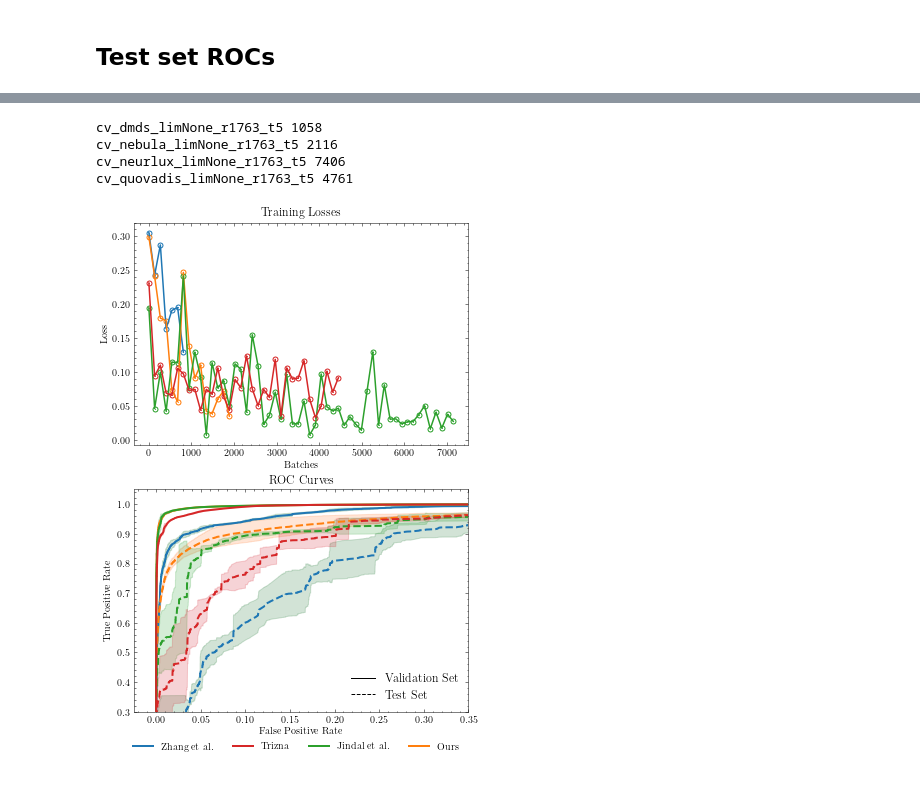
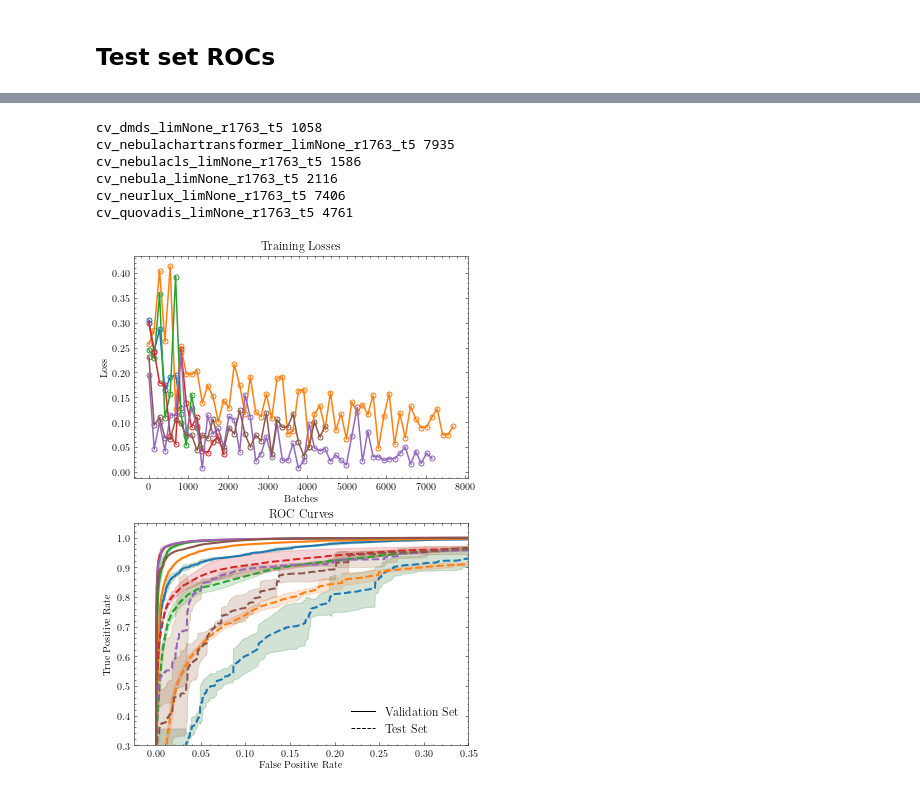
Before and after one commit to dtrizna/nebula, a Jupyter notebook: evaluation/paper_sota/results_roc_speakeasy_t5.ipynb, the cells around one changed output, grey strips where cells are left out. Cells and saved outputs as stored; diff of their text form; code cells hidden in the pictures.

```diff
--- a/evaluation/paper_sota/results_roc_speakeasy_t5.ipynb
+++ b/evaluation/paper_sota/results_roc_speakeasy_t5.ipynb
@@ -186,7 +230,10 @@ for folder in run_folders:
         try:
             data_folder = [x for x in os.listdir(INFOLDER) if x.startswith(key) and "vocab" in x][0]
         except IndexError:
-            data_folder = [x for x in os.listdir(INFOLDER) if x.startswith(key) and not x.endswith(".pkl")][0]
+            if key.startswith("nebula"):
+                data_folder = [x for x in os.listdir(INFOLDER) if x.startswith("nebula") and "vocab" in x][0]
+            else:
+                data_folder = [x for x in os.listdir(INFOLDER) if x.startswith(key) and not x.endswith(".pkl")][0]
         print(f"[*] Reading data splits from: {data_folder}")
         X_test = np.load(os.path.join(INFOLDER, data_folder, f"x_test_{LIMIT}.npy"))
         y_test = np.load(os.path.join(INFOLDER, data_folder, f"y_test_{LIMIT}.npy"))
@@ -329,6 +395,8 @@ colors = [
     "#ff7f0e", # orange
     "#2ca02c", # green
     "#d62728", # red
+    "#9467bd", # purple
+    "#8c564b", # brown
 ]
 fig, axs = plt.subplots(2, 1, figsize=(6, 9))
 for i, key in enumerate(tprs_mean_val.keys()):
@@ -361,34 +429,36 @@ axs[1].set_xlabel("False Positive Rate")
 axs[1].set_title("ROC Curves")
 
 start = 200
 n = 135
 for i, folder in enumerate(run_folders):
     key = folder.split("_")[1]
     train_folder = os.path.join(INFOLDER, folder, "training_files")
     train_losses = [os.path.join(train_folder, x) for x in os.listdir(train_folder) if "trainLosses" in x][0]
     print(folder, len(np.load(train_losses)))
     loss_mean = np.load(train_losses)[start::n]
     # account x for sampling rate n
     axs[0].plot(np.arange(len(loss_mean))*n, loss_mean, label=key, color=colors[i], linewidth=1.5)
     # scatter plot to show individual points with increased size
     axs[0].scatter(np.arange(len(loss_mean))*n, loss_mean, s=1, color=colors[i], linewidth=5)
 axs[0].set_xlabel("Batches")
 # set xticklabels to account for sampling rate n
 axs[0].set_ylabel("Loss")
 axs[0].set_title("Training Losses")
 
 # make one common legend below the plots so it does not overlap with the plots
-handles, labels = axs[1].get_legend_handles_labels()
-zhang, our, jindal, trizna = handles[::2]
-fig.legend([zhang, trizna, jindal, our], ['Zhang et al.', 'Trizna', 'Jindal et al.', 'Ours'], loc='lower center', ncol=4, bbox_to_anchor=(0.5, 0.05), fontsize=10)
+# handles, labels = axs[1].get_legend_handles_labels()
+# zhang, our, jindal, trizna, char, cls = handles[::2]
+# fig.legend([zhang, trizna, jindal, our, char, cls], ['Zhang et al.', 'Trizna', 'Jindal et al.', 'Ours', "char", "cls"], loc='lower center', ncol=4, bbox_to_anchor=(0.5, 0.05), fontsize=10)
 # put a legend in ax[0] stating that "-" is validation set, and "--" is test set
 handles = [plt.Line2D([0], [0], color='k', linestyle="-"), plt.Line2D([0], [0], color='k', linestyle="--")]
 axs[1].legend(handles, ["Validation Set", "Test Set"], loc='lower right', ncol=1, fontsize=12)
 # do legend as above, but with increased font size
 _ = fig.savefig(os.path.join(REPO_ROOT, "img", f"results_{'_'.join(RUN_NAME.split(' '))}.png"), dpi=300, bbox_inches='tight')
 # %% [output]
 cv_dmds_limNone_r1763_t5 1058
+cv_nebulachartransformer_limNone_r1763_t5 7935
+cv_nebulacls_limNone_r1763_t5 1586
 cv_nebula_limNone_r1763_t5 2116
 cv_neurlux_limNone_r1763_t5 7406
 cv_quovadis_limNone_r1763_t5 4761
-[figure, old version]
+[figure, new version]
```
Also changed, not shown: parts of 9 cells of this notebook, 27 other files.
